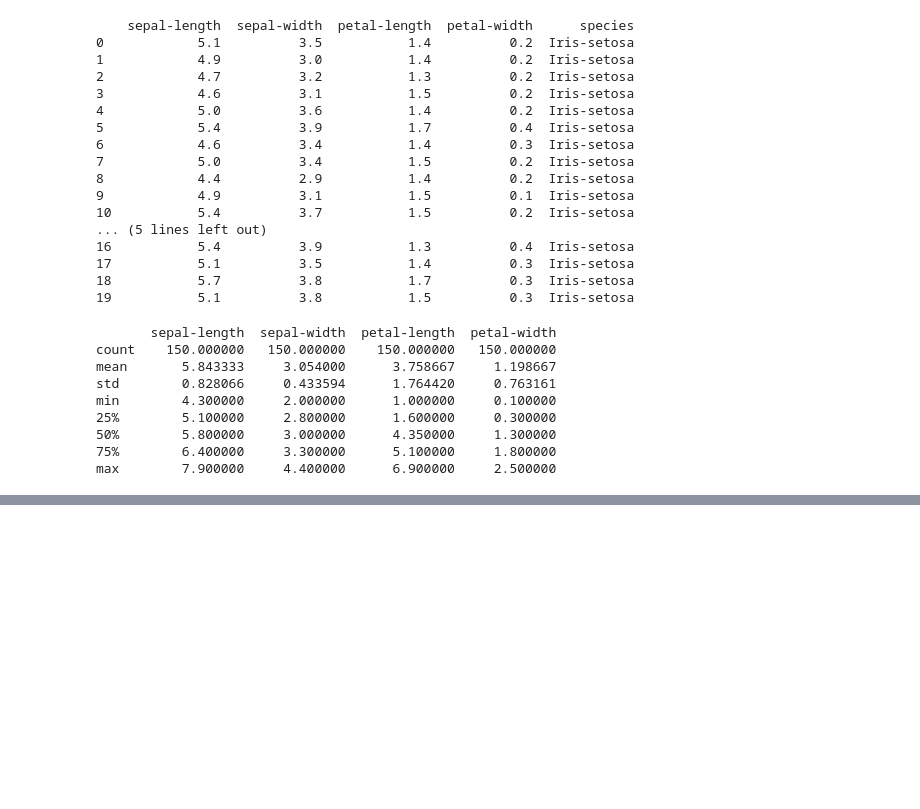
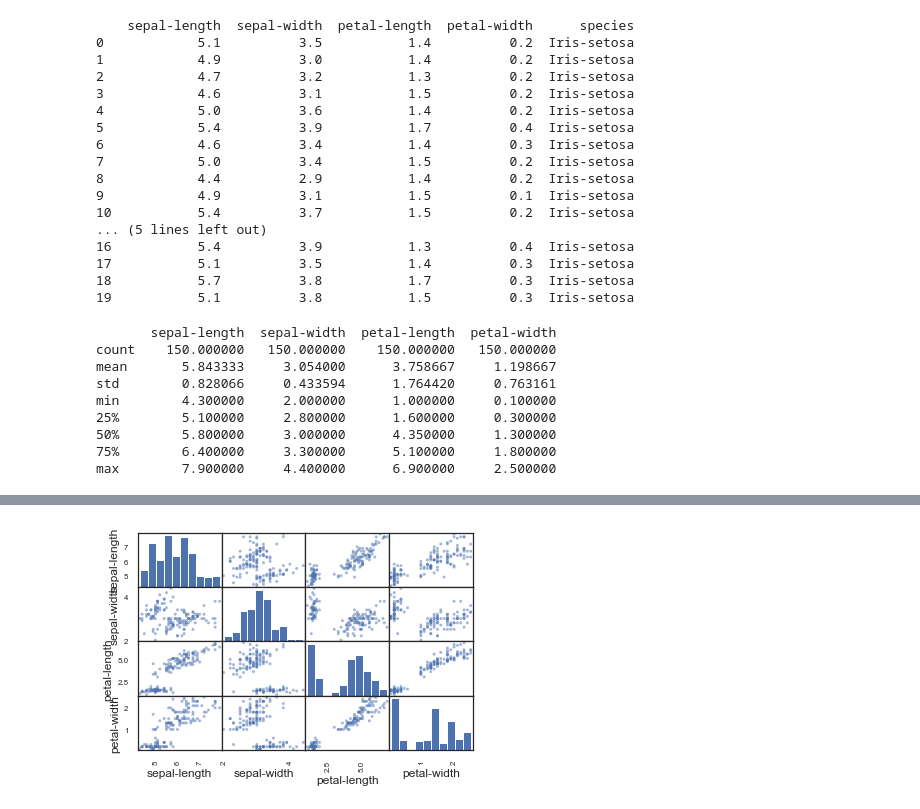
Before and after one commit to rajshrestha182/vegchicken, a Jupyter notebook: iris.ipynb, the cells around one changed output, grey strips where cells are left out. Drawn from its saved outputs; the diff is of its cells as text; code cells hidden in the pictures; blank space fills up the shorter version.

```diff
--- a/iris.ipynb
+++ b/iris.ipynb
@@ -164,0 +192,7 @@ max        7.900000     4.400000      6.900000     2.500000
+# %%
+#  Create and show a scatter plot matrix
+
+scatter_matrix(iris)
+plt.show()
+# %% [output]
+[figure, added]
```
Also changed, not shown: parts of 13 cells of this notebook.
